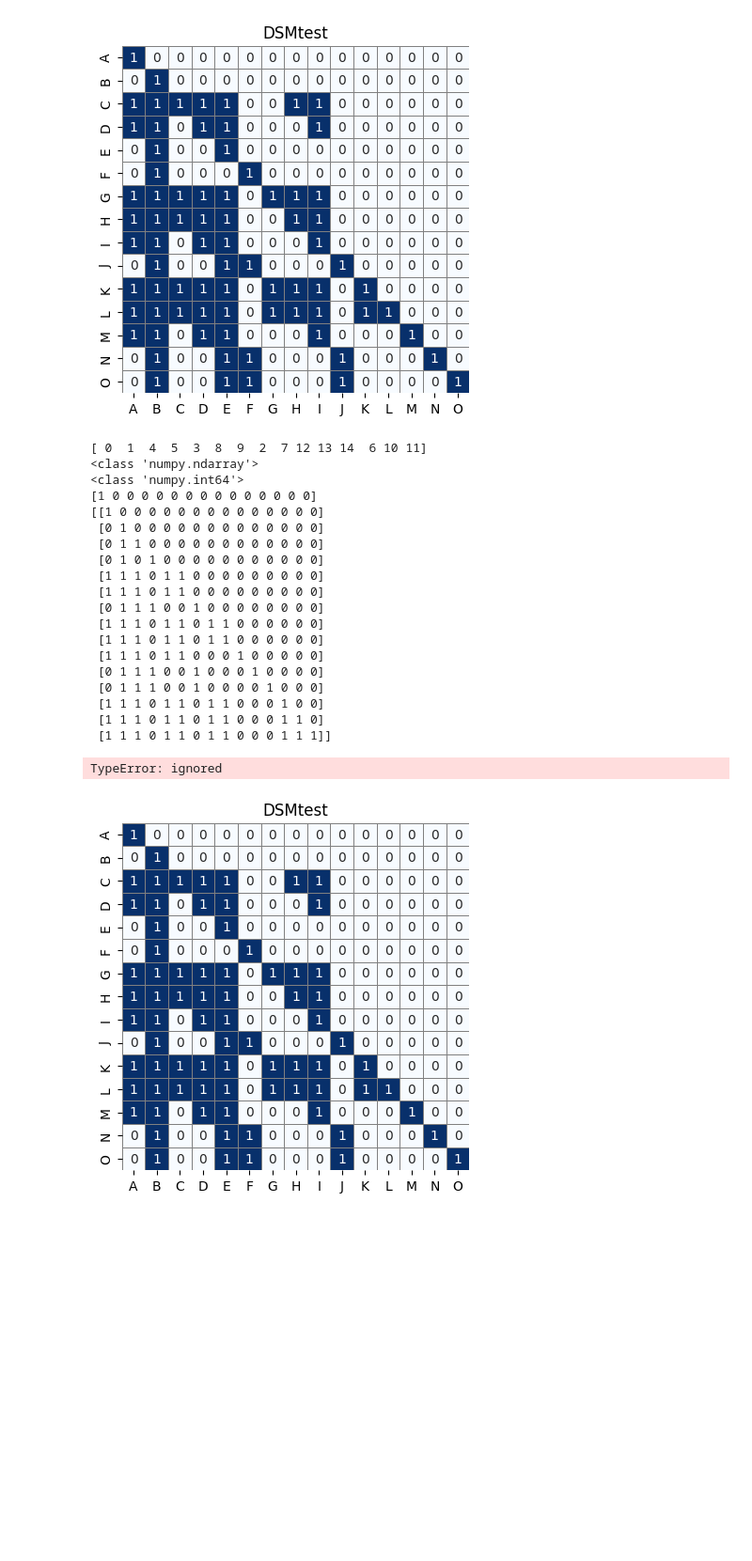
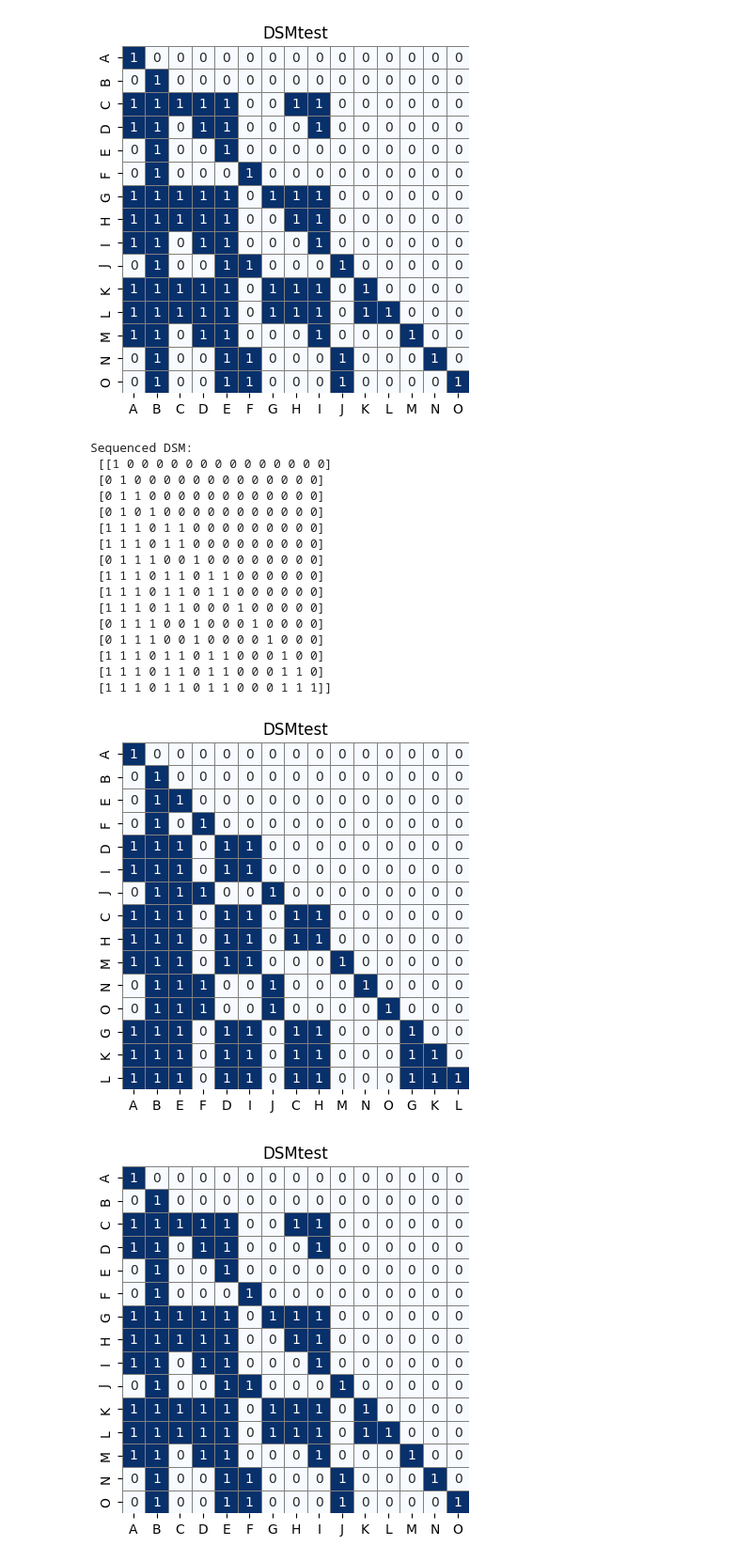
Before and after one commit to kapibara3chi/Make_Design_Structure_Matrix, a Jupyter notebook: DSM_main.ipynb, the cells around one changed output. Shown at 94% size. Cells and saved outputs as stored; diff of their text form; code cells hidden in the pictures; blank space fills up the shorter version.

```diff
--- a/DSM_main.ipynb
+++ b/DSM_main.ipynb
@@ -137,13 +137,13 @@ def Sequencing(DSM, label):
 
     # level=np.array([ 1 ,2 ,5 ,6 ,4 ,9,10, 3 ,8,13,14,15 ,7,11,12])
     level=level-1
-    print(level)
-    print(type(level))
-    print(type(level[1]))
-    # SequencedDSM = cDSM[level, level]
+    # print(level)
     SequencedDSM = cDSM[level[:, np.newaxis], level]
-    print(SequencedDSM)
-    Sequencedlabel = clabel[level]
+    # print(SequencedDSM)
+    # print(clabel)
+    Sequencedlabel = np.take(label, level)
+    # print(Sequencedlabel)
+    # print("--------")
     # SequencedDSM = cDSM[level[:, np.newaxis], level-1]
     # Sequencedlabel = clabel[level]
 
@@ -172,41 +172,38 @@ if __name__ == '__main__':
                     [1,1,1,1,1,0,0,1,1,0,0,0,0,0,0],
                     [1,1,0,1,1,0,0,0,1,0,0,0,0,0,0],
                     [0,1,0,0,1,1,0,0,0,1,0,0,0,0,0],
                     [1,1,1,1,1,0,1,1,1,0,1,0,0,0,0],
                     [1,1,1,1,1,0,1,1,1,0,1,1,0,0,0],
                     [1,1,0,1,1,0,0,0,1,0,0,0,1,0,0],
                     [0,1,0,0,1,1,0,0,0,1,0,0,0,1,0],
                     [0,1,0,0,1,1,0,0,0,1,0,0,0,0,1]])
   label = ["A", "B", "C", "D", "E", "F","G","H","I","J","K","L","M","N","O"]
   make_dsm_by_sns(DSM,label)
 
   SequencedDSM, Sequencedlabel = Sequencing(DSM, label)
   print("Sequenced DSM:\n", SequencedDSM)
-  make_dsm_by_sns(SequencedDSM,label)
-  print("Sequenced label:\n", Sequencedlabel)
+  make_dsm_by_sns(SequencedDSM,Sequencedlabel)
+  # print("Sequenced label:\n", Sequencedlabel)
   # df = pd.DataFrame(data=B, columns=value_l,index=value_l)
 # %% [output]
 [figure]
-[ 0  1  4  5  3  8  9  2  7 12 13 14  6 10 11]
-<class 'numpy.ndarray'>
-<class 'numpy.int64'>
-[1 0 0 0 0 0 0 0 0 0 0 0 0 0 0]
-[[1 0 0 0 0 0 0 0 0 0 0 0 0 0 0]
+Sequenced DSM:
+ [[1 0 0 0 0 0 0 0 0 0 0 0 0 0 0]
  [0 1 0 0 0 0 0 0 0 0 0 0 0 0 0]
  [0 1 1 0 0 0 0 0 0 0 0 0 0 0 0]
  [0 1 0 1 0 0 0 0 0 0 0 0 0 0 0]
  [1 1 1 0 1 1 0 0 0 0 0 0 0 0 0]
  [1 1 1 0 1 1 0 0 0 0 0 0 0 0 0]
  [0 1 1 1 0 0 1 0 0 0 0 0 0 0 0]
  [1 1 1 0 1 1 0 1 1 0 0 0 0 0 0]
  [1 1 1 0 1 1 0 1 1 0 0 0 0 0 0]
  [1 1 1 0 1 1 0 0 0 1 0 0 0 0 0]
  [0 1 1 1 0 0 1 0 0 0 1 0 0 0 0]
  [0 1 1 1 0 0 1 0 0 0 0 1 0 0 0]
  [1 1 1 0 1 1 0 1 1 0 0 0 1 0 0]
  [1 1 1 0 1 1 0 1 1 0 0 0 1 1 0]
  [1 1 1 0 1 1 0 1 1 0 0 0 1 1 1]]
-TypeError: ignored
+[figure, added]
 # %%
 # %%writefile /content/drive/MyDrive/DSM/my_module.py
 import seaborn as sns
```
